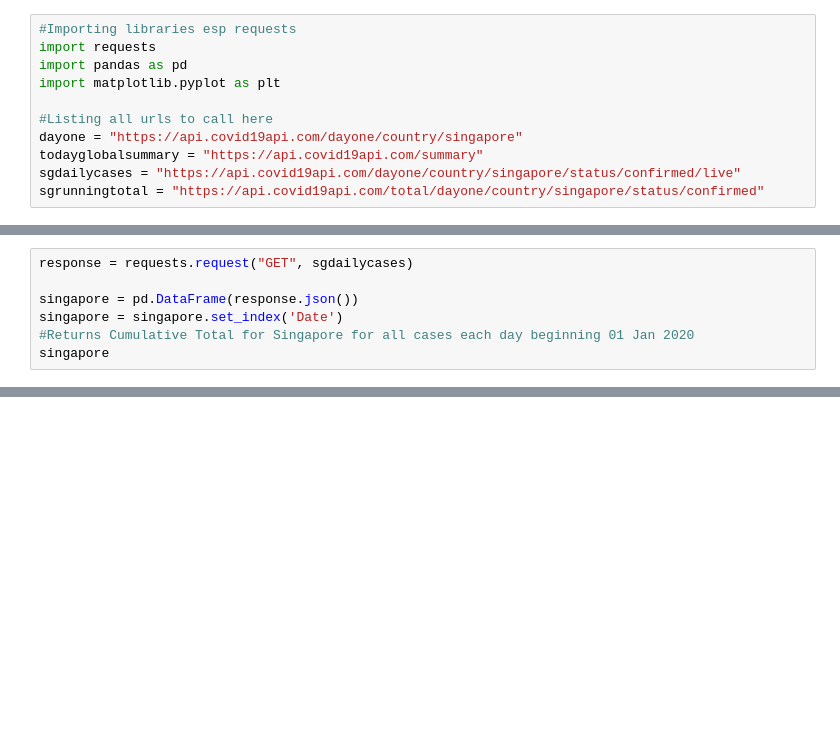
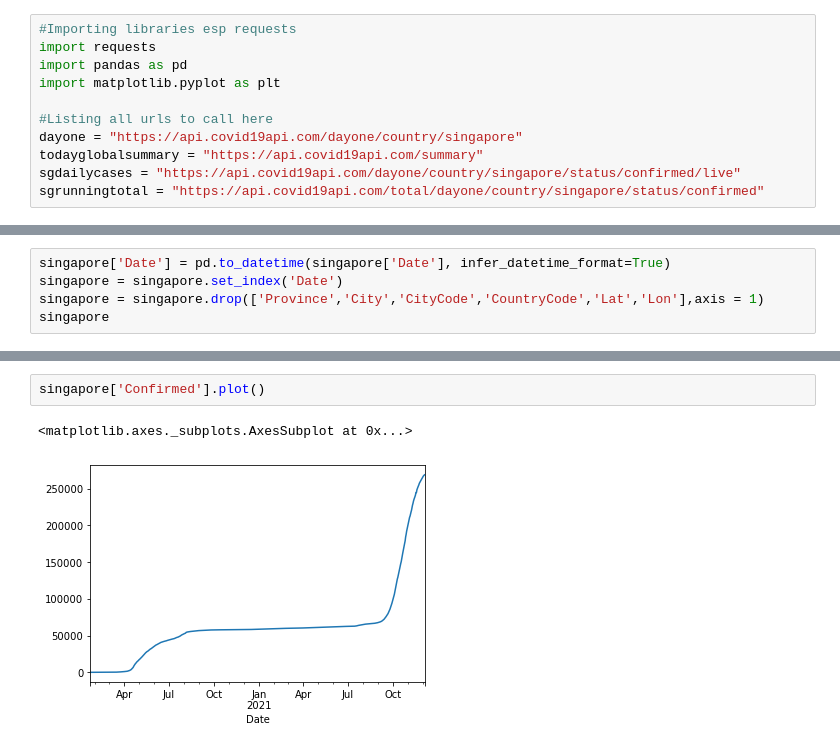
Before and after one commit to thatguylor/dataeng_test02, a Jupyter notebook: Section_4_Charts_And_API/Section_4_notebook.ipynb, the cells around one changed output, grey strips where cells are left out. Drawn from its saved outputs; the diff is of its cells as text; blank space fills up the shorter version.

Commit message:
docs for sect3, added cumulative plots for sect4

```diff
--- a/Section_4_Charts_And_API/Section_4_notebook.ipynb
+++ b/Section_4_Charts_And_API/Section_4_notebook.ipynb
@@ -34,7 +32,0 @@ singapore
-# %%
-response = requests.request("GET", sgdailycases)
-
-singapore = pd.DataFrame(response.json())
-singapore = singapore.set_index('Date')
-#Returns Cumulative Total for Singapore for all cases each day beginning 01 Jan 2020
-singapore
@@ -102,0 +73,5 @@ pd.concat([singapore,singapore1]).drop_duplicates(keep=False)
+# %%
+singapore['Date'] = pd.to_datetime(singapore['Date'], infer_datetime_format=True)
+singapore = singapore.set_index('Date')
+singapore = singapore.drop(['Province','City','CityCode','CountryCode','Lat','Lon'],axis = 1)
+singapore
@@ -102,0 +93,5 @@ pd.concat([singapore,singapore1]).drop_duplicates(keep=False)
+# %%
+singapore['Confirmed'].plot()
+# %% [output]
+<matplotlib.axes._subplots.AxesSubplot at 0x...>
+[figure, added]
```
Also changed, not shown: parts of 11 cells of this notebook, 1 other file.
